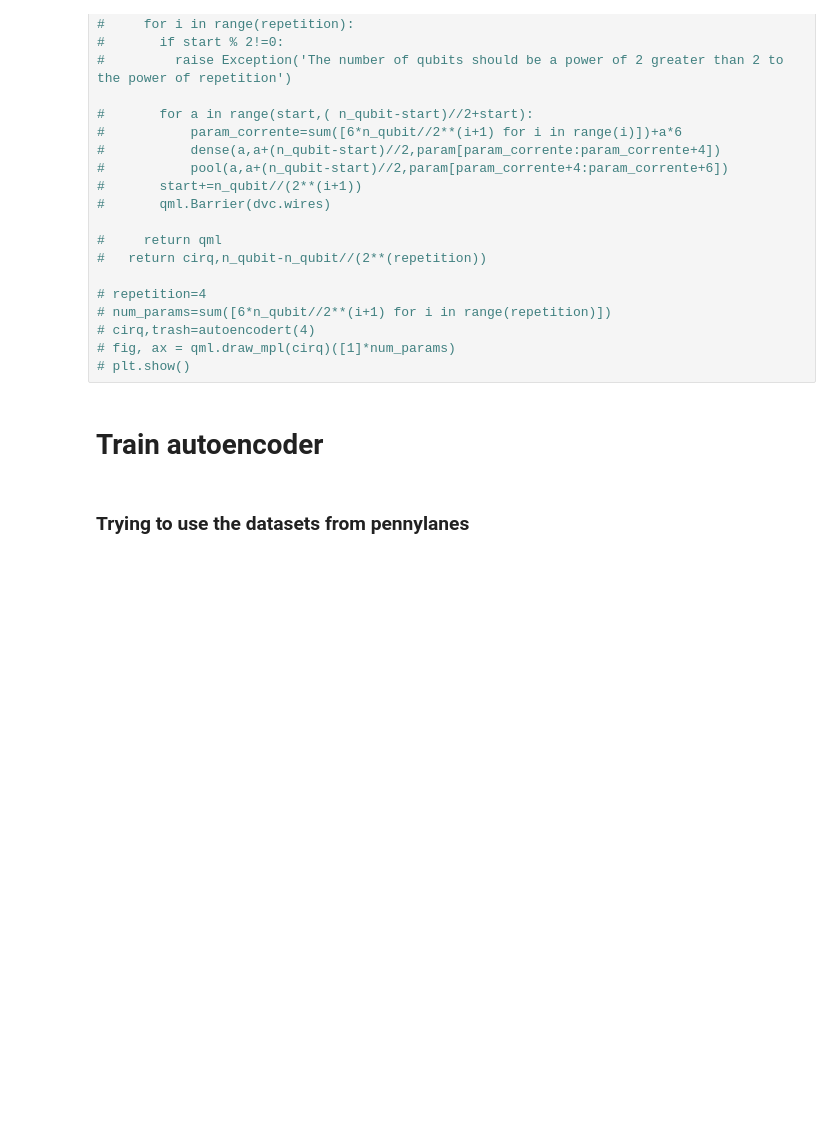
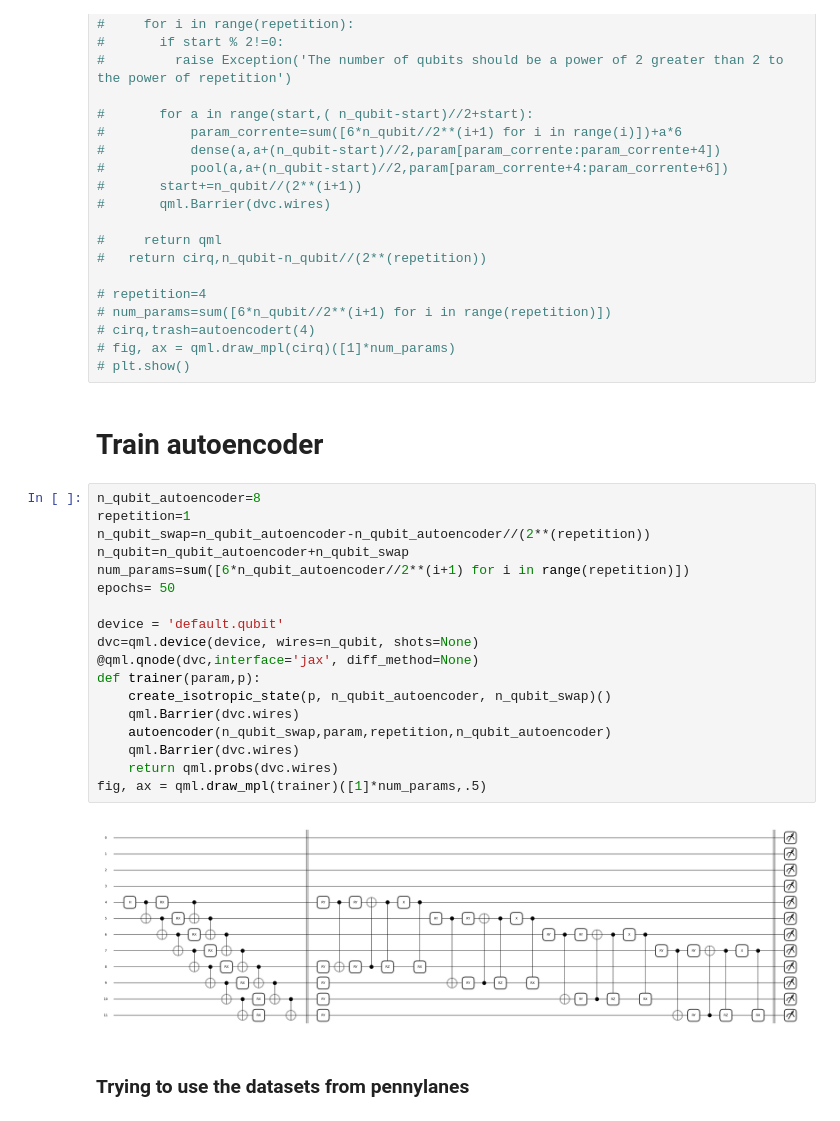
Before and after one commit to filorazi/Dim_red_SWAP, a Jupyter notebook: test.ipynb, the cells around one changed output. Saved outputs shown, nothing was run; the diff lists cells and outputs as text; blank space fills up the shorter version.

```diff
--- a/test.ipynb
+++ b/test.ipynb
@@ -56,6 +57,26 @@ from scipy.optimize import minimize
 # plt.show()
 # %% [markdown]
 # Train autoencoder
+# %%
+n_qubit_autoencoder=8
+repetition=1
+n_qubit_swap=n_qubit_autoencoder-n_qubit_autoencoder//(2**(repetition))
+n_qubit=n_qubit_autoencoder+n_qubit_swap
+num_params=sum([6*n_qubit_autoencoder//2**(i+1) for i in range(repetition)])
+epochs= 50
+
+device = 'default.qubit'
+dvc=qml.device(device, wires=n_qubit, shots=None)
+@qml.qnode(dvc,interface='jax', diff_method=None)
+def trainer(param,p):
+    create_isotropic_state(p, n_qubit_autoencoder, n_qubit_swap)()
+    qml.Barrier(dvc.wires)
+    autoencoder(n_qubit_swap,param,repetition,n_qubit_autoencoder)
+    qml.Barrier(dvc.wires)
+    return qml.probs(dvc.wires)
+fig, ax = qml.draw_mpl(trainer)([1]*num_params,.5)
+# %% [output]
+[figure, added]
 # %% [markdown]
 ### Trying to use the datasets from pennylanes
 # %%
```
Also changed, not shown: parts of 7 cells of this notebook.
